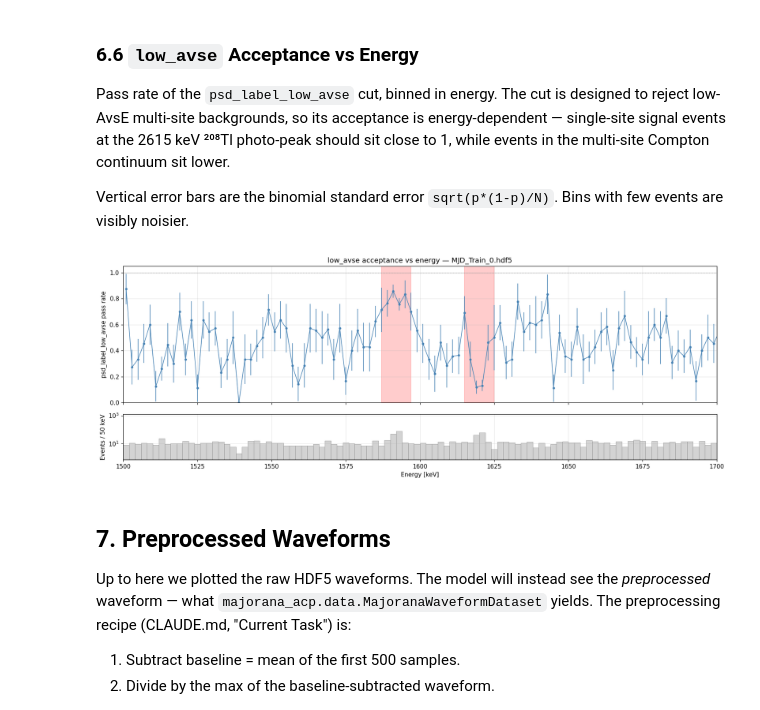
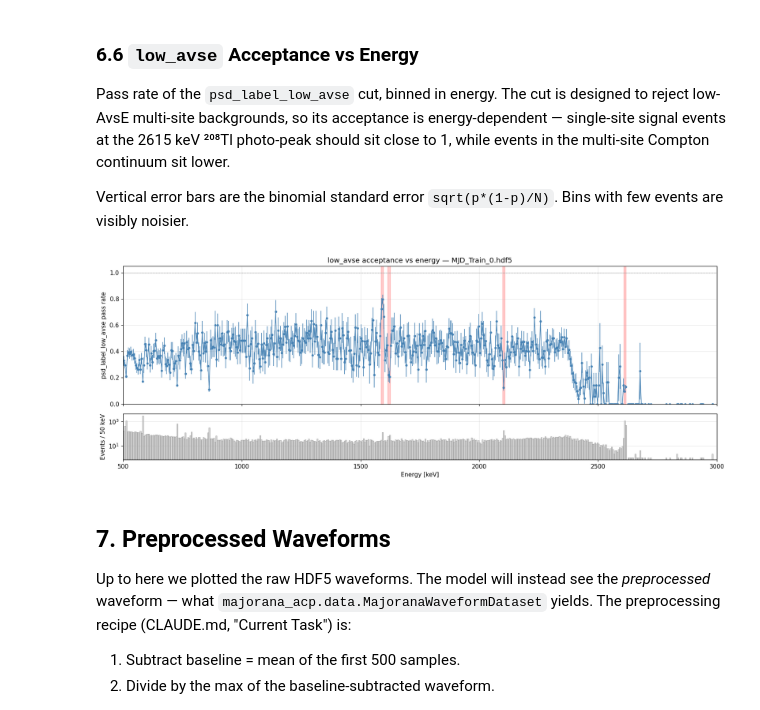
Before and after one commit to Galileo-Sandbox/MAJORANA_ACP, a Jupyter notebook: notebooks/data_visualization.ipynb, the cells around one changed output. Cells and saved outputs as stored; diff of their text form; code cells hidden in the pictures.

```diff
--- a/notebooks/data_visualization.ipynb
+++ b/notebooks/data_visualization.ipynb
@@ -381,7 +381,7 @@ continuum sit lower.
 Vertical error bars are the binomial standard error
 `sqrt(p*(1-p)/N)`. Bins with few events are visibly noisier.
 # %%
-e_bins = np.arange(1500, 2800, 2)
+e_bins = np.arange(500, 3000, 5)
 e_centers = 0.5 * (e_bins[:-1] + e_bins[1:])
 
 total, _ = np.histogram(energy, bins=e_bins)
@@ -395,35 +395,35 @@ rate = np.divide(
 err = np.where(total > 0,
                np.sqrt(rate * (1 - rate) / np.maximum(total, 1)),
                0.0)
 
 fig, (ax_top, ax_bot) = plt.subplots(
     2, 1, figsize=(15, 5.5), sharex=True,
     gridspec_kw={"height_ratios": [3, 1]},
 )
 
 ax_top.errorbar(e_centers, rate, yerr=err, fmt="o-",
                 lw=1, ms=3, color="steelblue")
 ax_top.axhline(1.0, color="gray", lw=0.5, ls="--")
 ax_top.set_ylabel("psd_label_low_avse pass rate")
 ax_top.set_ylim(0, 1.05)
 ax_top.set_title(f"low_avse acceptance vs energy — {sample_file.name}")
 ax_top.grid(True, alpha=0.3)
 
 for name, center in PEAK_MARKERS:
     ax_top.axvspan(center - 5, center + 5, color="red",alpha=0.2)
 
 ax_bot.bar(e_centers, total, width=np.diff(e_bins),
            color="lightgray", edgecolor="gray", lw=0.4)
 ax_bot.set_yscale("log")
 ax_bot.set_xlabel("Energy [keV]")
 ax_bot.set_ylabel("Events / 50 keV")
 ax_bot.grid(True, alpha=0.3, which="both")
-plt.xlim(1500,1700)
+plt.xlim(500,3000)
 
 fig.tight_layout()
 plt.show()
 # %% [output]
-[figure, old version]
+[figure, new version]
 # %% [markdown]
 ## 7. Preprocessed Waveforms
 
```
Also changed, not shown: parts of 7 cells of this notebook.
